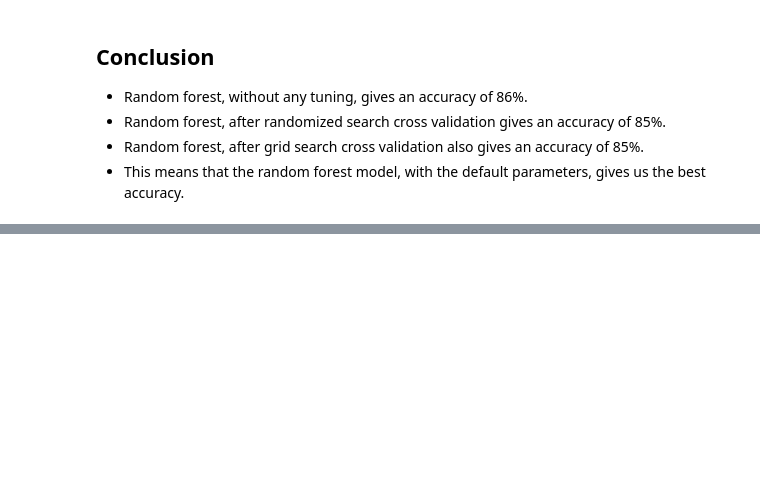
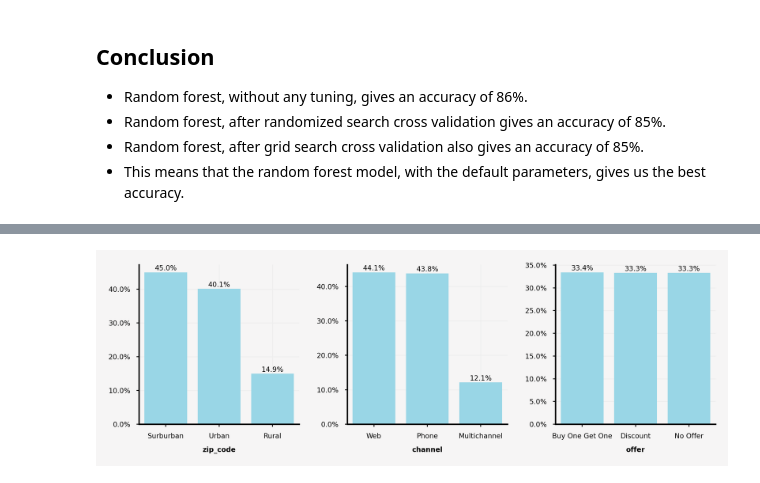
Before and after one commit to itsmokha/Customer-Conversion, a Jupyter notebook: Notebook.ipynb, the cells around one changed output, grey strips where cells are left out. Drawn from its saved outputs; the diff is of its cells as text; code cells hidden in the pictures; blank space fills up the shorter version.

```diff
--- a/Notebook.ipynb
+++ b/Notebook.ipynb
@@ -405,0 +409,5 @@ weighted avg       0.73      0.85      0.79     12800
+# %%
+cat_features = [col for col in df.columns if df[col].dtype == 'object']
+for c in cat_features:
+    print('----')
+    print(df[c].value_counts())
@@ -405,0 +477,4 @@ weighted avg       0.73      0.85      0.79     12800
+# %%
+plotCatVarDistribution(df)
+# %% [output]
+[figure, added]
```
Also changed, not shown: parts of 38 cells of this notebook.
